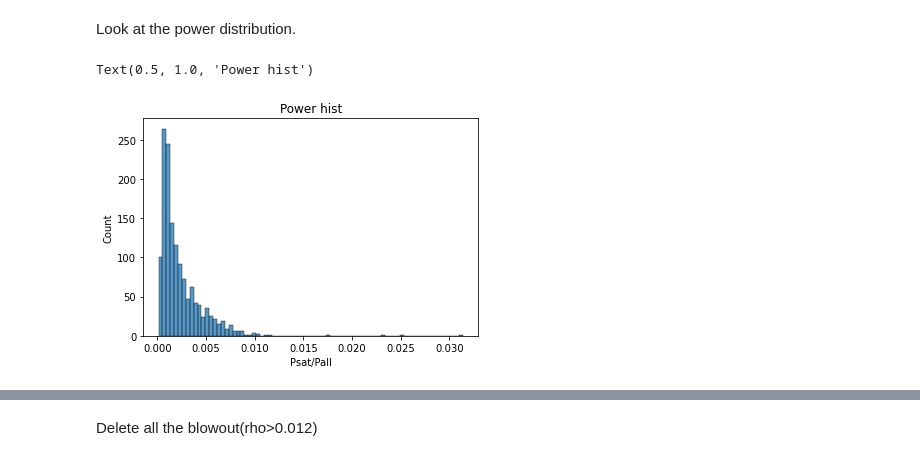
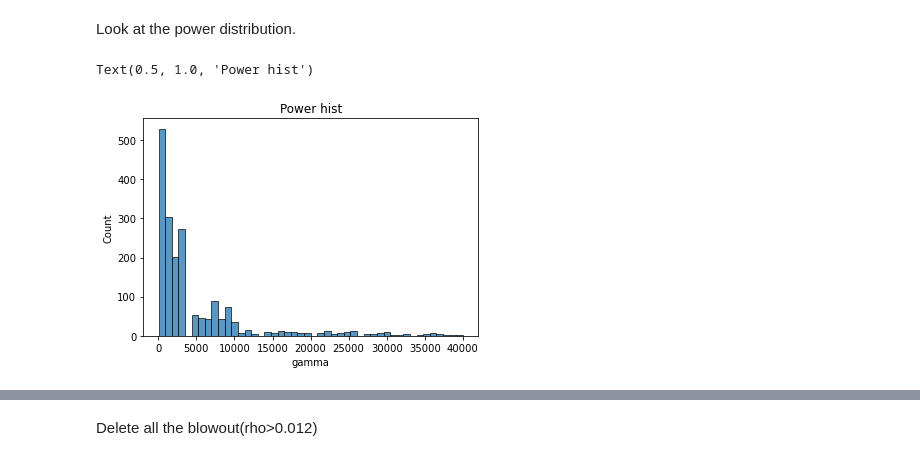
Before and after one commit to alexkalitenko125/NNfel, a Jupyter notebook: Курсовая_работа.ipynb, the cells around one changed output, grey strips where cells are left out. Cells and saved outputs as stored; diff of their text form; code cells hidden in the pictures.

```diff
--- a/Курсовая_работа.ipynb
+++ b/Курсовая_работа.ipynb
@@ -22,8 +38,8 @@ df = df.dropna()
 # %% [markdown]
 Look at the power distribution.
 # %%
-sns.histplot(df, x='Psat/Pall')
+sns.histplot(df, x='gamma')
 plt.title("Power hist")
 # %% [output]
 Text(0.5, 1.0, 'Power hist')
-[figure, old version]
+[figure, new version]
```
Also changed, not shown: parts of 35 cells of this notebook.
